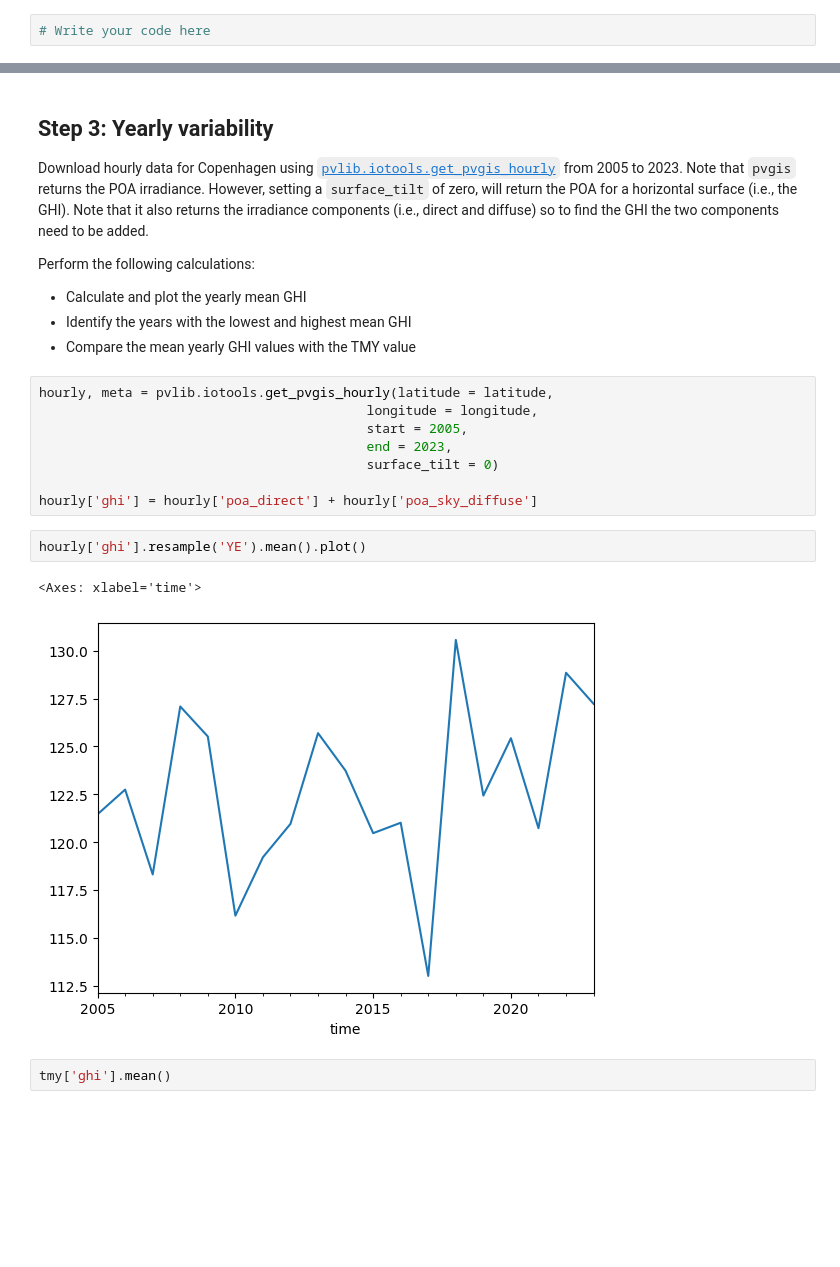
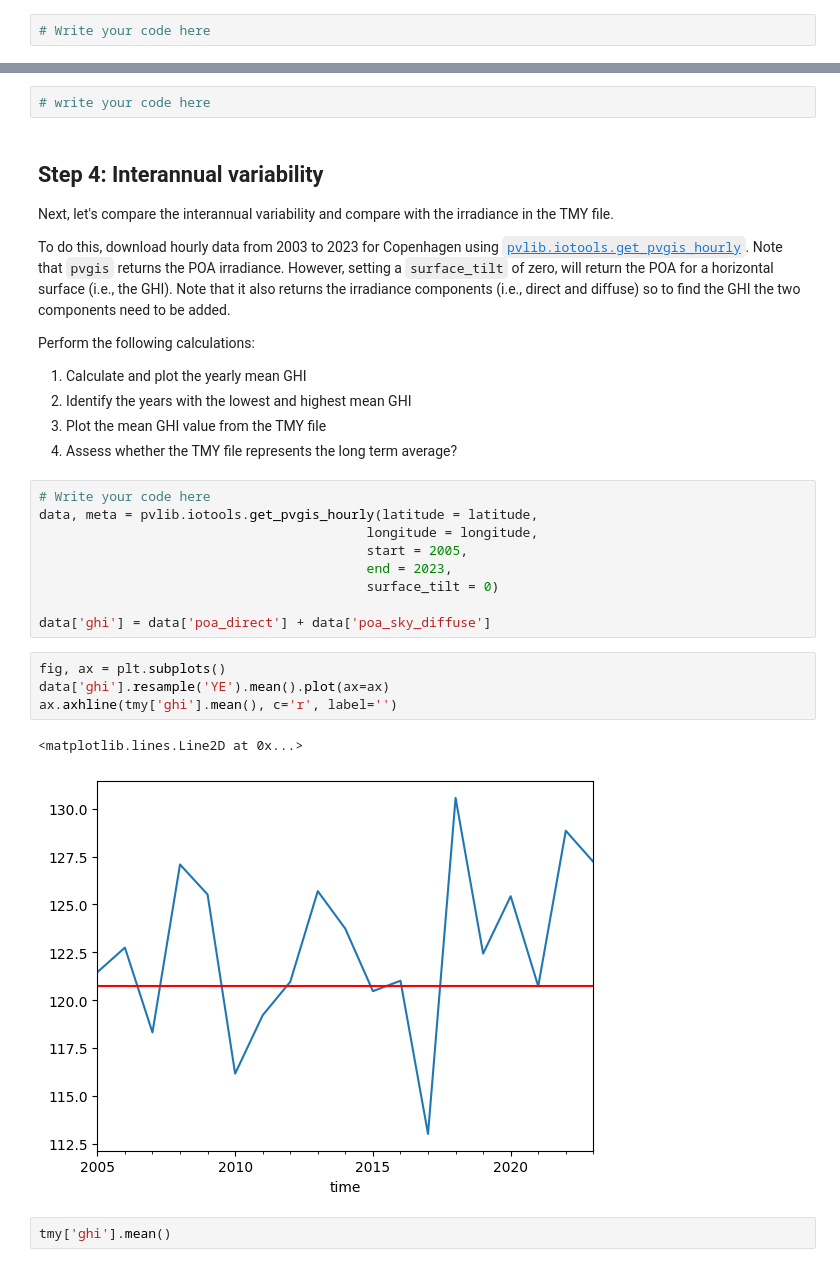
Before and after one commit to AdamRJensen/solar-resource-course, a Jupyter notebook: temporal_variability.ipynb, the cells around one changed output, grey strips where cells are left out. Saved outputs shown, nothing was run; the diff lists cells and outputs as text; blank space fills up the shorter version.

```diff
--- a/temporal_variability.ipynb
+++ b/temporal_variability.ipynb
@@ -32,25 +38,33 @@ Which months and years were used to create the TMY file for Copenhagen (look at
+# %%
+# write your code here
 # %% [markdown]
-## Step 3: Yearly variability
+## Step 4: Interannual variability
 
-Download hourly data for Copenhagen using [``pvlib.iotools.get_pvgis_hourly``](https://pvlib-python.readthedocs.io/en/stable/reference/generated/pvlib.iotools.get_pvgis_hourly.html) from 2005 to 2023. Note that ``pvgis`` returns the POA irradiance. However, setting a ``surface_tilt`` of zero, will return the POA for a horizontal surface (i.e., the GHI). Note that it also returns the irradiance components (i.e., direct and diffuse) so to find the GHI the two components need to be added.
+Next, let's compare the interannual variability and compare with the irradiance in the TMY file.
+
+To do this, download hourly data from 2003 to 2023 for Copenhagen using [``pvlib.iotools.get_pvgis_hourly``](https://pvlib-python.readthedocs.io/en/stable/reference/generated/pvlib.iotools.get_pvgis_hourly.html). Note that ``pvgis`` returns the POA irradiance. However, setting a ``surface_tilt`` of zero, will return the POA for a horizontal surface (i.e., the GHI). Note that it also returns the irradiance components (i.e., direct and diffuse) so to find the GHI the two components need to be added.
 
 Perform the following calculations:
-* Calculate and plot the yearly mean GHI
-* Identify the years with the lowest and highest mean GHI
-* Compare the mean yearly GHI values with the TMY value
+1. Calculate and plot the yearly mean GHI
+2. Identify the years with the lowest and highest mean GHI
+3. Plot the mean GHI value from the TMY file
+4. Assess whether the TMY file represents the long term average?
 # %%
-hourly, meta = pvlib.iotools.get_pvgis_hourly(latitude = latitude,
+# Write your code here
+data, meta = pvlib.iotools.get_pvgis_hourly(latitude = latitude,
                                           longitude = longitude,
                                           start = 2005,
                                           end = 2023,
                                           surface_tilt = 0)
 
-hourly['ghi'] = hourly['poa_direct'] + hourly['poa_sky_diffuse']
+data['ghi'] = data['poa_direct'] + data['poa_sky_diffuse']
-# %%
-hourly['ghi'].resample('YE').mean().plot()
-# %% [output]
-<Axes: xlabel='time'>
-[figure, removed]
+# %%
+fig, ax = plt.subplots()
+data['ghi'].resample('YE').mean().plot(ax=ax)
+ax.axhline(tmy['ghi'].mean(), c='r', label='')
+# %% [output]
+<matplotlib.lines.Line2D at 0x...>
+[figure, added]
 # %%
 tmy['ghi'].mean()
 # %% [output]
```
Also changed, not shown: parts of 7 cells of this notebook.
